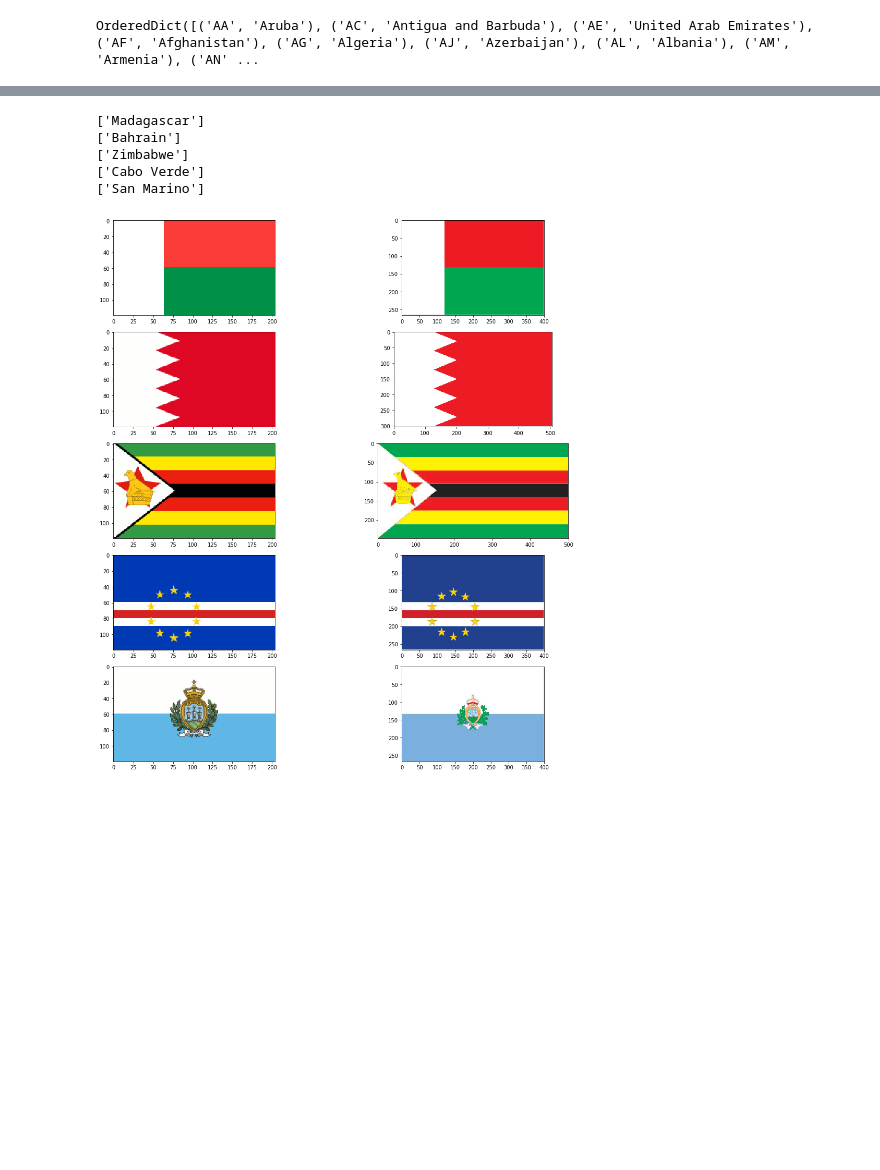
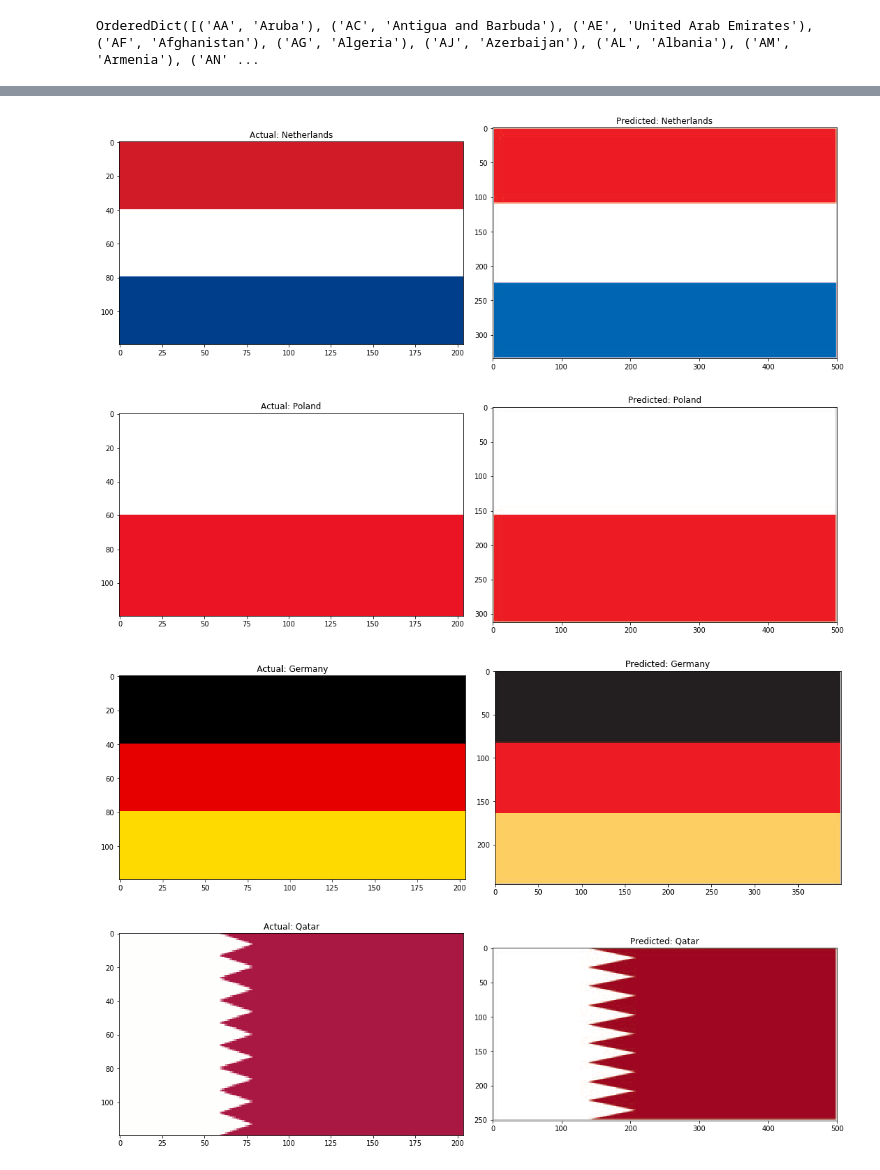
Before and after one commit to sarrthak/Flag-Classifier, a Jupyter notebook: Flag Classifier.ipynb, the cells around one changed output, grey strips where cells are left out. Saved outputs shown, nothing was run; the diff lists cells and outputs as text; code cells hidden in the pictures; blank space fills up the shorter version.

Commit message:
Changed subplot appearance, added x and y size variables

```diff
--- a/Flag Classifier.ipynb
+++ b/Flag Classifier.ipynb
@@ -42,8 +53,8 @@ OrderedDict([('AA', 'Aruba'), ('AC', 'Antigua and Barbuda'), ('AE', 'United Arab
 # %%
 df = pd.DataFrame({"Country": [val for key, val in map.items()]})
 
-for i in range(img_dimension**2):
-    pixels = [images[x][int(i/img_dimension)][i%img_dimension] for x in range(len(images))]
+for i in range(dim_x*dim_y):
+    pixels = [images[x][int(i/dim_x)][i%dim_y] for x in range(len(images))]
     df["Pixel " + str(i + 1)] = np.array(pixels) / 255.0
 print(df.head())
 plt.imshow(images[100])
@@ -70,47 +81,46 @@ plt.show()
 # %%
 # If you're creating model for first time
 
-# model = svm.SVC(gamma=0.001, C=1000)
-# x = df[df.columns.values[1:]]
-# y = df.Country
-# model.fit(x, y)
-# file = open("/Users/rohitneppalli/Downloads/svm_model", "wb")
-# pickle.dump(model, file)
-# file.close()
+model = svm.SVC(gamma=0.001, C=1000)
+x = df[df.columns.values[1:]]
+y = df.Country
+model.fit(x, y)
+file = open("/Users/rohitneppalli/Downloads/svm_model", "wb")
+pickle.dump(model, file)
+file.close()
 
 # Otherwise, load in model
-file = open("/Users/rohitneppalli/Downloads/svm_model", "rb")
-model = pickle.load(file)
+# file = open("/Users/rohitneppalli/Downloads/svm_model", "rb")
+# model = pickle.load(file)
 # %%
 mypath = "/Users/rohitneppalli/Downloads/Test Flags"
 my_dir = sorted(listdir(mypath))
 onlyfiles = sorted([join(mypath, f) for f in my_dir if isfile(join(mypath, f)) and ".png" in str(f)])
 
 num_to_test = 5
 test_images = [random.choice(onlyfiles) for i in range(num_to_test)]
 
-f, axarr = plt.subplots(num_to_test, 2)
-f.set_figheight(15)
-f.set_figwidth(15)
-f.tight_layout()
-
 for i in range(len(test_images)):
+    f, axarr = plt.subplots(1, 2)
+    f.set_figheight(15)
+    f.set_figwidth(15)
+    f.tight_layout()
     img = test_images[i]
-    img_array = np.array(cv2.resize(mpimg.imread(img, 0), (img_dimension, img_dimension)))[:, :, 0]
-    pixels = [img_array[int(i/img_dimension)][i % img_dimension] for i in range(img_dimension**2)]
+    img_array = np.array(cv2.resize(mpimg.imread(img, 0), (dim_x, dim_y)))[:, :, 0]
+    pixels = [img_array[int(i/dim_x)][i % dim_y] for i in range(dim_x*dim_y)]
     pixels = np.array(pixels) / 255.0
-    axarr[i, 0].imshow(mpimg.imread(img, 0))
-    prediction = model.predict(pixels.reshape(-1, img_dimension**2))
+    axarr[0].imshow(mpimg.imread(img, 0))
+    axarr[0].title.set_text("Actual: {0}".format(img[img.find("of-") + 3:img.find(".")].replace("-", " ")))
+    prediction = model.predict(pixels.reshape(-1, dim_x*dim_y))
 
     short_hand = [key for key, value in map.items() if value == prediction][0]
     prediction_image = "/Users/rohitneppalli/Downloads/Flags/{0}-flag.png".format(short_hand)
-    axarr[i, 1].imshow(mpimg.imread(prediction_image, 0))
+    axarr[1].imshow(mpimg.imread(prediction_image, 0))
+    axarr[1].title.set_text("Predicted: {0}".format(prediction[0]))
 
-    print(prediction)
+    #print(prediction[0])
 # %% [output]
-['Madagascar']
-['Bahrain']
-['Zimbabwe']
-['Cabo Verde']
-['San Marino']
-[figure, old version]
+[figure, new version]
+[figure, added]
+[figure, added]
+[figure, added]
```
Also changed, not shown: parts of 6 cells of this notebook.
